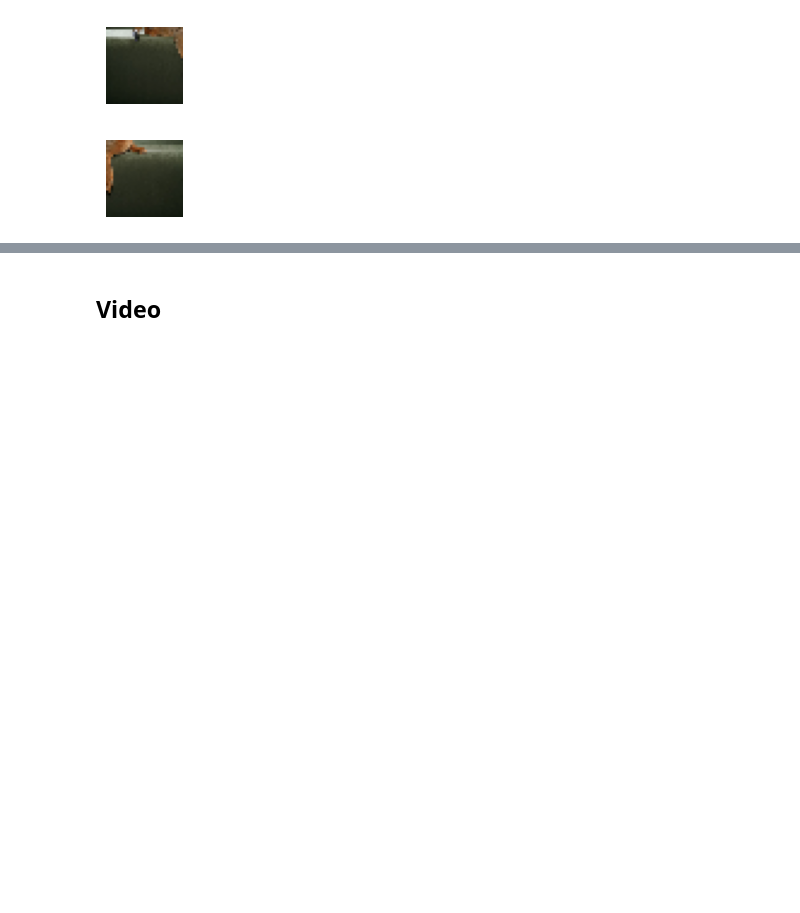
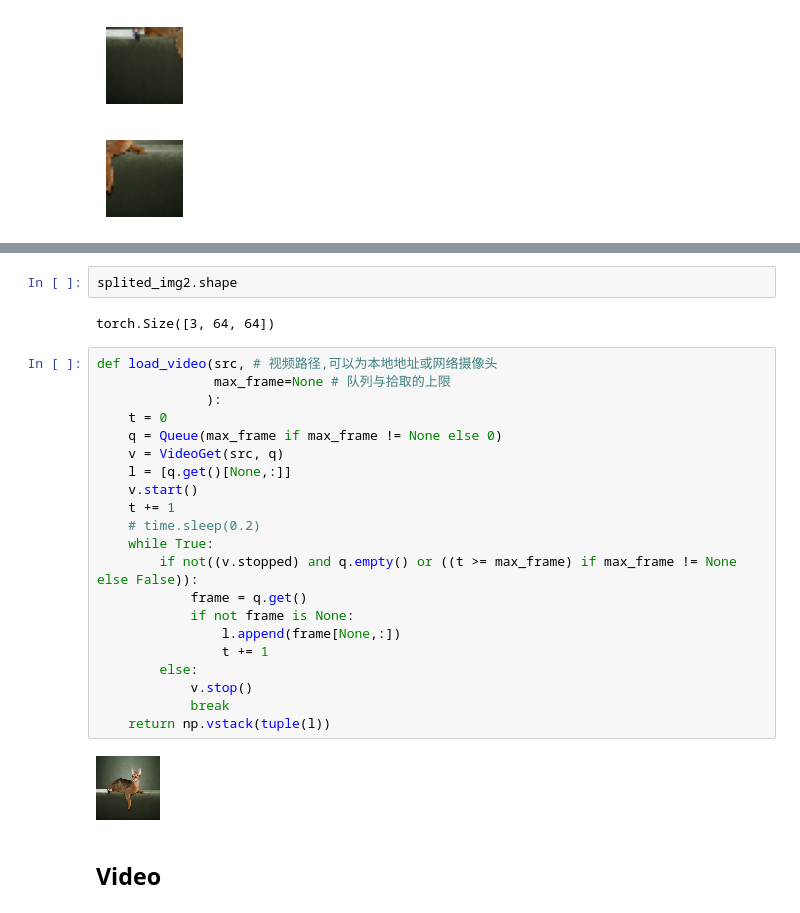
Before and after one commit to doucx/wcpdtoolbox, a Jupyter notebook: nbs/00_vision.ipynb, the cells around one changed output, grey strips where cells are left out. Cells and saved outputs as stored; diff of their text form; blank space fills up the shorter version.

```diff
--- a/nbs/00_vision.ipynb
+++ b/nbs/00_vision.ipynb
@@ -283,3 +315,30 @@ for im in show_xyz_img(splited_img): im.show()
+# %%
+splited_img2.shape
+# %% [output]
+torch.Size([3, 64, 64])
+# %%
+def load_video(src, # 视频路径,可以为本地地址或网络摄像头
+               max_frame=None # 队列与拾取的上限
+              ):
+    t = 0
+    q = Queue(max_frame if max_frame != None else 0)
+    v = VideoGet(src, q)
+    l = [q.get()[None,:]]
+    v.start()
+    t += 1
+    # time.sleep(0.2)
+    while True:
+        if not((v.stopped) and q.empty() or ((t >= max_frame) if max_frame != None else False)):
+            frame = q.get()
+            if not frame is None:
+                l.append(frame[None,:])
+                t += 1
+        else:
+            v.stop()
+            break
+    return np.vstack(tuple(l))
+# %% [output]
+[figure, added]
 # %% [markdown]
 ## Video
 # %%
```
Also changed, not shown: parts of 6 cells of this notebook, 1 other file.
